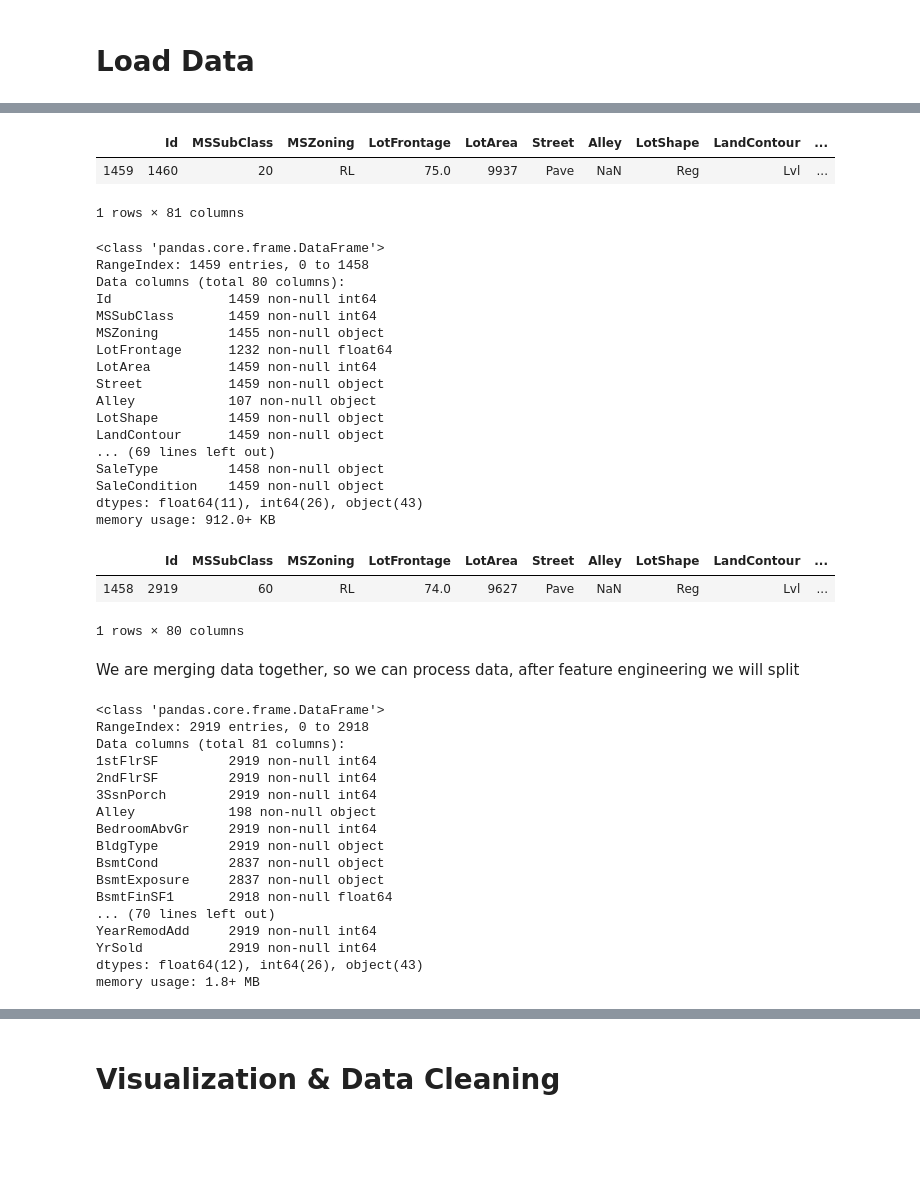
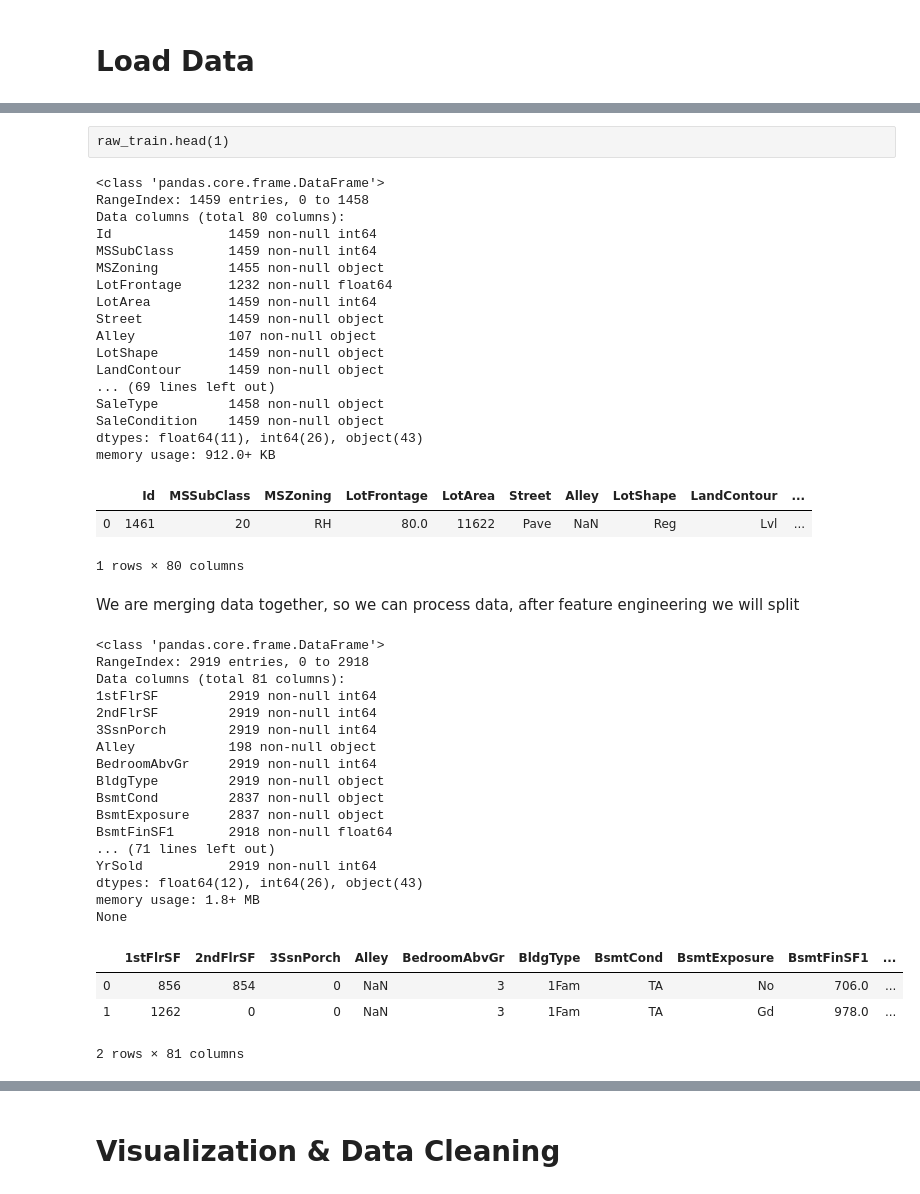
Before and after one commit to ashishpatel0720/ml, a Jupyter notebook: src/problems/kaggle/House-Prices/notebook/ap-housing-price-prediction.ipynb, the cells around one changed output, grey strips where cells are left out. Saved outputs shown, nothing was run; the diff lists cells and outputs as text; code cells hidden in the pictures; blank space fills up the shorter version.

```diff
--- a/src/problems/kaggle/House-Prices/notebook/ap-housing-price-prediction.ipynb
+++ b/src/problems/kaggle/House-Prices/notebook/ap-housing-price-prediction.ipynb
@@ -31,11 +32,8 @@ memory usage: 924.0+ KB
-# %%
-raw_train.tail(1)
-# %% [output]
-|  | Id | MSSubClass | MSZoning | LotFrontage | LotArea | Street | Alley | LotShape | LandContour | ... |
-| 1459 | 1460 | 20 | RL | 75.0 | 9937 | Pave | NaN | Reg | Lvl | ... |
-1 rows × 81 columns
+# %% [raw]
+raw_train.head(1)
 # %%
 raw_test.info() # nulls in Age, Cabin and embarked ( same as train data), here in Fare Also
+raw_test.head(1)
 # %% [output]
 <class 'pandas.core.frame.DataFrame'>
 RangeIndex: 1459 entries, 0 to 1458
@@ -54,33 +52,34 @@ SaleType         1458 non-null object
 SaleCondition    1459 non-null object
 dtypes: float64(11), int64(26), object(43)
 memory usage: 912.0+ KB
+|  | Id | MSSubClass | MSZoning | LotFrontage | LotArea | Street | Alley | LotShape | LandContour | ... |
+| 0 | 1461 | 20 | RH | 80.0 | 11622 | Pave | NaN | Reg | Lvl | ... |
+1 rows × 80 columns
-# %%
-raw_test.tail(1)
-# %% [output]
-|  | Id | MSSubClass | MSZoning | LotFrontage | LotArea | Street | Alley | LotShape | LandContour | ... |
-| 1458 | 2919 | 60 | RL | 74.0 | 9627 | Pave | NaN | Reg | Lvl | ... |
-1 rows × 80 columns
 # %% [markdown]
 We are merging data together, so we can process data, after feature engineering we will split
 # %%
 data=pd.concat([raw_train, raw_test], axis=0).reset_index(drop=True) # concatinating test and train removing index
+print(data.info()) # output class will be Nan For test data
 data.head(2)
-data.info() # surviced will be NaN for test data
 # %% [output]
 <class 'pandas.core.frame.DataFrame'>
 RangeIndex: 2919 entries, 0 to 2918
 Data columns (total 81 columns):
 1stFlrSF         2919 non-null int64
 2ndFlrSF         2919 non-null int64
 3SsnPorch        2919 non-null int64
 Alley            198 non-null object
 BedroomAbvGr     2919 non-null int64
 BldgType         2919 non-null object
 BsmtCond         2837 non-null object
 BsmtExposure     2837 non-null object
 BsmtFinSF1       2918 non-null float64
-... (70 lines left out)
-YearRemodAdd     2919 non-null int64
+... (71 lines left out)
 YrSold           2919 non-null int64
 dtypes: float64(12), int64(26), object(43)
 memory usage: 1.8+ MB
+None
+|  | 1stFlrSF | 2ndFlrSF | 3SsnPorch | Alley | BedroomAbvGr | BldgType | BsmtCond | BsmtExposure | BsmtFinSF1 | ... |
+| 0 | 856 | 854 | 0 | NaN | 3 | 1Fam | TA | No | 706.0 | ... |
+| 1 | 1262 | 0 | 0 | NaN | 3 | 1Fam | TA | Gd | 978.0 | ... |
+2 rows × 81 columns
```
Also changed, not shown: parts of 41 cells of this notebook, 3 other files.
